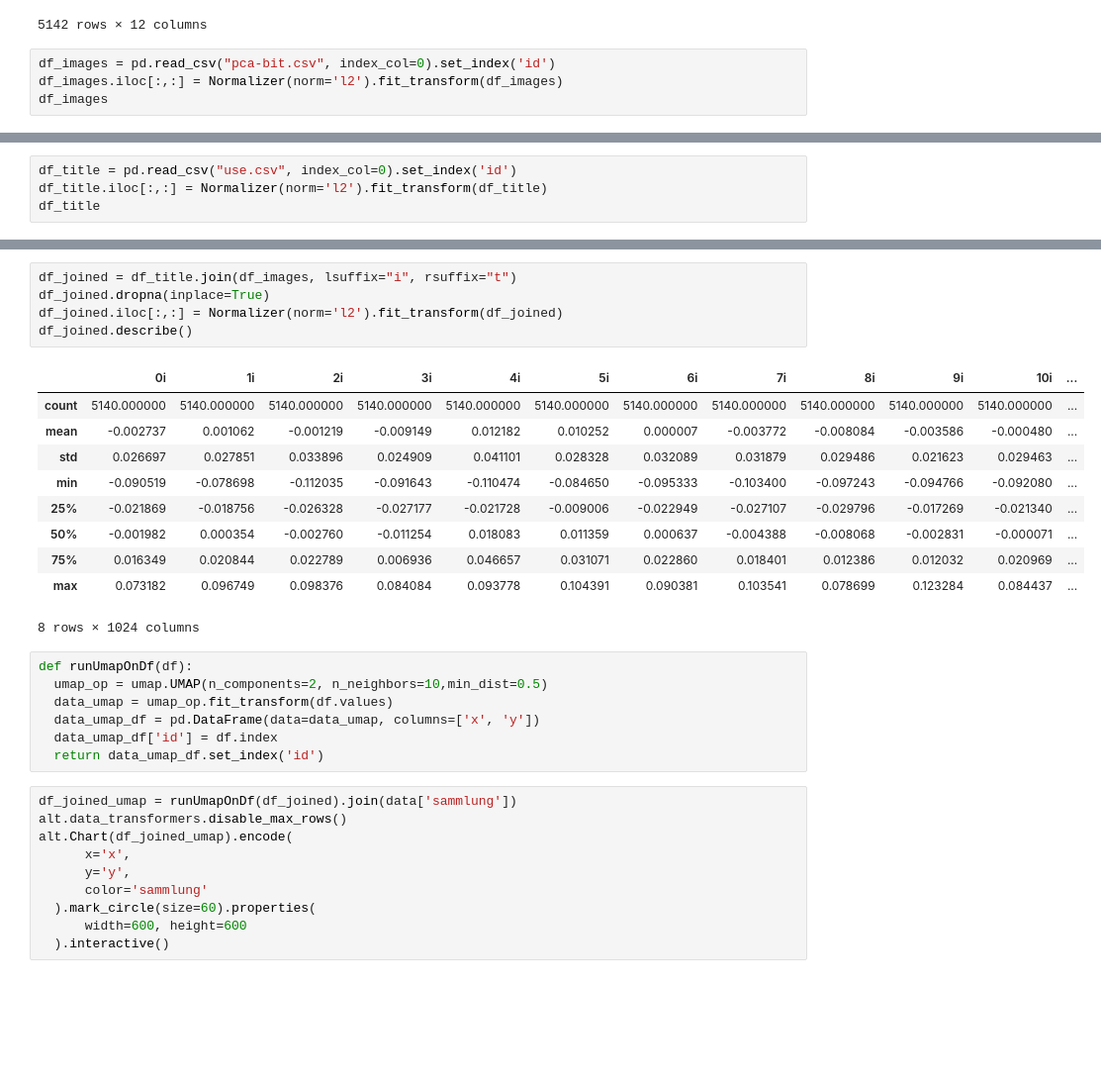
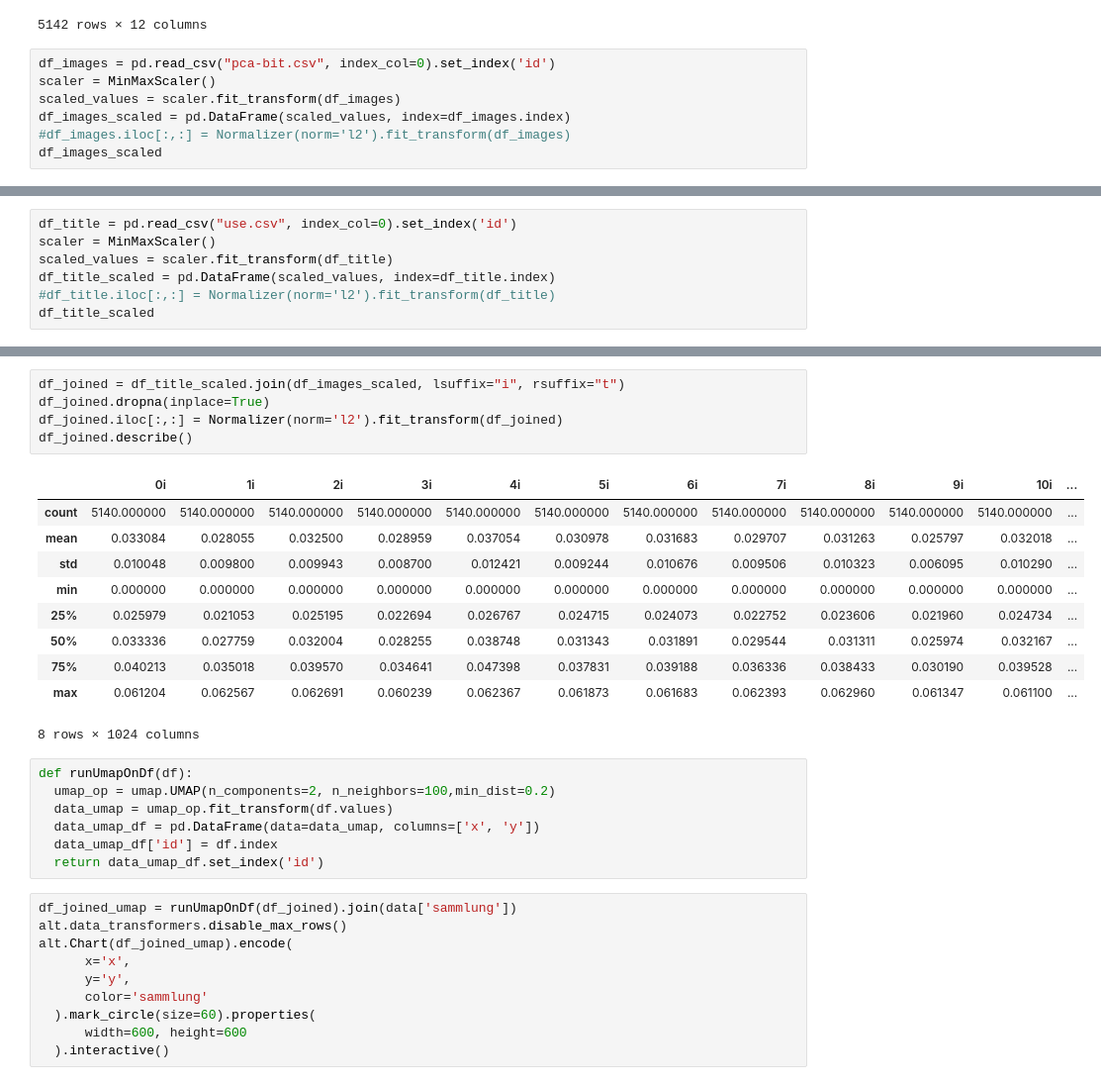
Before and after one commit to cpietsch/smb-vis, a Jupyter notebook: notebooks/4-SMB_merge_BIT_USE_into_2d.ipynb, the cells around one changed output, grey strips where cells are left out. Shown at 99% size. Saved outputs shown, nothing was run; the diff lists cells and outputs as text; blank space fills up the shorter version.

```diff
--- a/notebooks/4-SMB_merge_BIT_USE_into_2d.ipynb
+++ b/notebooks/4-SMB_merge_BIT_USE_into_2d.ipynb
@@ -29,8 +30,11 @@ data
 5142 rows × 12 columns
 # %%
 df_images = pd.read_csv("pca-bit.csv", index_col=0).set_index('id')
-df_images.iloc[:,:] = Normalizer(norm='l2').fit_transform(df_images)
-df_images
+scaler = MinMaxScaler()
+scaled_values = scaler.fit_transform(df_images)
+df_images_scaled = pd.DataFrame(scaled_values, index=df_images.index)
+#df_images.iloc[:,:] = Normalizer(norm='l2').fit_transform(df_images)
+df_images_scaled
 # %% [output]
 |  | 0 | 1 | 2 | 3 | 4 | 5 | 6 | 7 | 8 | 9 | 10 | ... |
 | id |  |  |  |  |  |  |  |  |  |  |  | ... |
@@ -48,8 +52,11 @@ df_images
 5140 rows × 512 columns
 # %%
 df_title = pd.read_csv("use.csv", index_col=0).set_index('id')
-df_title.iloc[:,:] = Normalizer(norm='l2').fit_transform(df_title)
-df_title
+scaler = MinMaxScaler()
+scaled_values = scaler.fit_transform(df_title)
+df_title_scaled = pd.DataFrame(scaled_values, index=df_title.index)
+#df_title.iloc[:,:] = Normalizer(norm='l2').fit_transform(df_title)
+df_title_scaled
 # %% [output]
 |  | 0 | 1 | 2 | 3 | 4 | 5 | 6 | 7 | 8 | 9 | 10 | ... |
 | id |  |  |  |  |  |  |  |  |  |  |  | ... |
@@ -67,23 +74,23 @@ df_title
 5142 rows × 512 columns
 # %%
-df_joined = df_title.join(df_images, lsuffix="i", rsuffix="t")
+df_joined = df_title_scaled.join(df_images_scaled, lsuffix="i", rsuffix="t")
 df_joined.dropna(inplace=True)
 df_joined.iloc[:,:] = Normalizer(norm='l2').fit_transform(df_joined)
 df_joined.describe()
 # %% [output]
 |  | 0i | 1i | 2i | 3i | 4i | 5i | 6i | 7i | 8i | 9i | 10i | ... |
 | count | 5140.000000 | 5140.000000 | 5140.000000 | 5140.000000 | 5140.000000 | 5140.000000 | 5140.000000 | 5140.000000 | 5140.000000 | 5140.000000 | 5140.000000 | ... |
-| mean | -0.002737 | 0.001062 | -0.001219 | -0.009149 | 0.012182 | 0.010252 | 0.000007 | -0.003772 | -0.008084 | -0.003586 | -0.000480 | ... |
-| std | 0.026697 | 0.027851 | 0.033896 | 0.024909 | 0.041101 | 0.028328 | 0.032089 | 0.031879 | 0.029486 | 0.021623 | 0.029463 | ... |
-| min | -0.090519 | -0.078698 | -0.112035 | -0.091643 | -0.110474 | -0.084650 | -0.095333 | -0.103400 | -0.097243 | -0.094766 | -0.092080 | ... |
-| 25% | -0.021869 | -0.018756 | -0.026328 | -0.027177 | -0.021728 | -0.009006 | -0.022949 | -0.027107 | -0.029796 | -0.017269 | -0.021340 | ... |
-| 50% | -0.001982 | 0.000354 | -0.002760 | -0.011254 | 0.018083 | 0.011359 | 0.000637 | -0.004388 | -0.008068 | -0.002831 | -0.000071 | ... |
-| 75% | 0.016349 | 0.020844 | 0.022789 | 0.006936 | 0.046657 | 0.031071 | 0.022860 | 0.018401 | 0.012386 | 0.012032 | 0.020969 | ... |
-| max | 0.073182 | 0.096749 | 0.098376 | 0.084084 | 0.093778 | 0.104391 | 0.090381 | 0.103541 | 0.078699 | 0.123284 | 0.084437 | ... |
+| mean | 0.033084 | 0.028055 | 0.032500 | 0.028959 | 0.037054 | 0.030978 | 0.031683 | 0.029707 | 0.031263 | 0.025797 | 0.032018 | ... |
+| std | 0.010048 | 0.009800 | 0.009943 | 0.008700 | 0.012421 | 0.009244 | 0.010676 | 0.009506 | 0.010323 | 0.006095 | 0.010290 | ... |
+| min | 0.000000 | 0.000000 | 0.000000 | 0.000000 | 0.000000 | 0.000000 | 0.000000 | 0.000000 | 0.000000 | 0.000000 | 0.000000 | ... |
+| 25% | 0.025979 | 0.021053 | 0.025195 | 0.022694 | 0.026767 | 0.024715 | 0.024073 | 0.022752 | 0.023606 | 0.021960 | 0.024734 | ... |
+| 50% | 0.033336 | 0.027759 | 0.032004 | 0.028255 | 0.038748 | 0.031343 | 0.031891 | 0.029544 | 0.031311 | 0.025974 | 0.032167 | ... |
+| 75% | 0.040213 | 0.035018 | 0.039570 | 0.034641 | 0.047398 | 0.037831 | 0.039188 | 0.036336 | 0.038433 | 0.030190 | 0.039528 | ... |
+| max | 0.061204 | 0.062567 | 0.062691 | 0.060239 | 0.062367 | 0.061873 | 0.061683 | 0.062393 | 0.062960 | 0.061347 | 0.061100 | ... |
 8 rows × 1024 columns
 # %%
 def runUmapOnDf(df):
-  umap_op = umap.UMAP(n_components=2, n_neighbors=10,min_dist=0.5)
+  umap_op = umap.UMAP(n_components=2, n_neighbors=100,min_dist=0.2)
   data_umap = umap_op.fit_transform(df.values)
   data_umap_df = pd.DataFrame(data=data_umap, columns=['x', 'y'])
   data_umap_df['id'] = df.index
```
Also changed, not shown: parts of 3 cells of this notebook.
